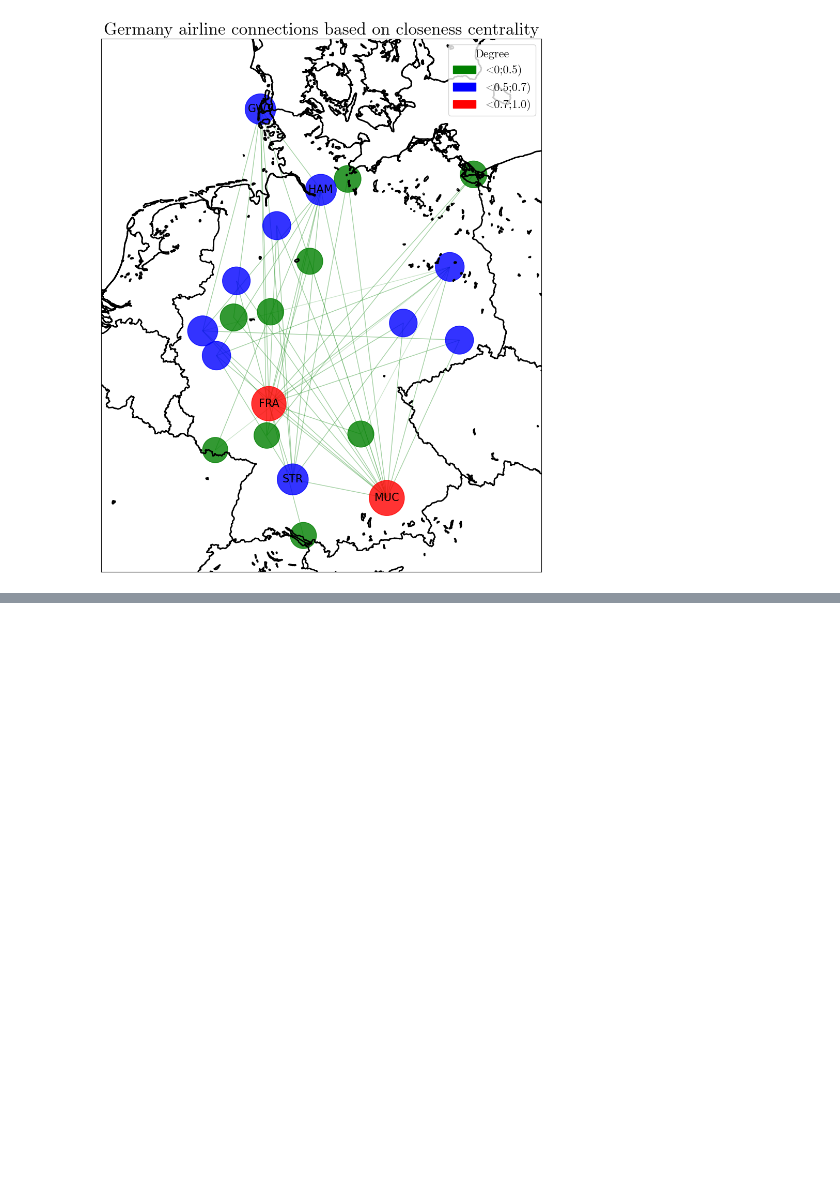
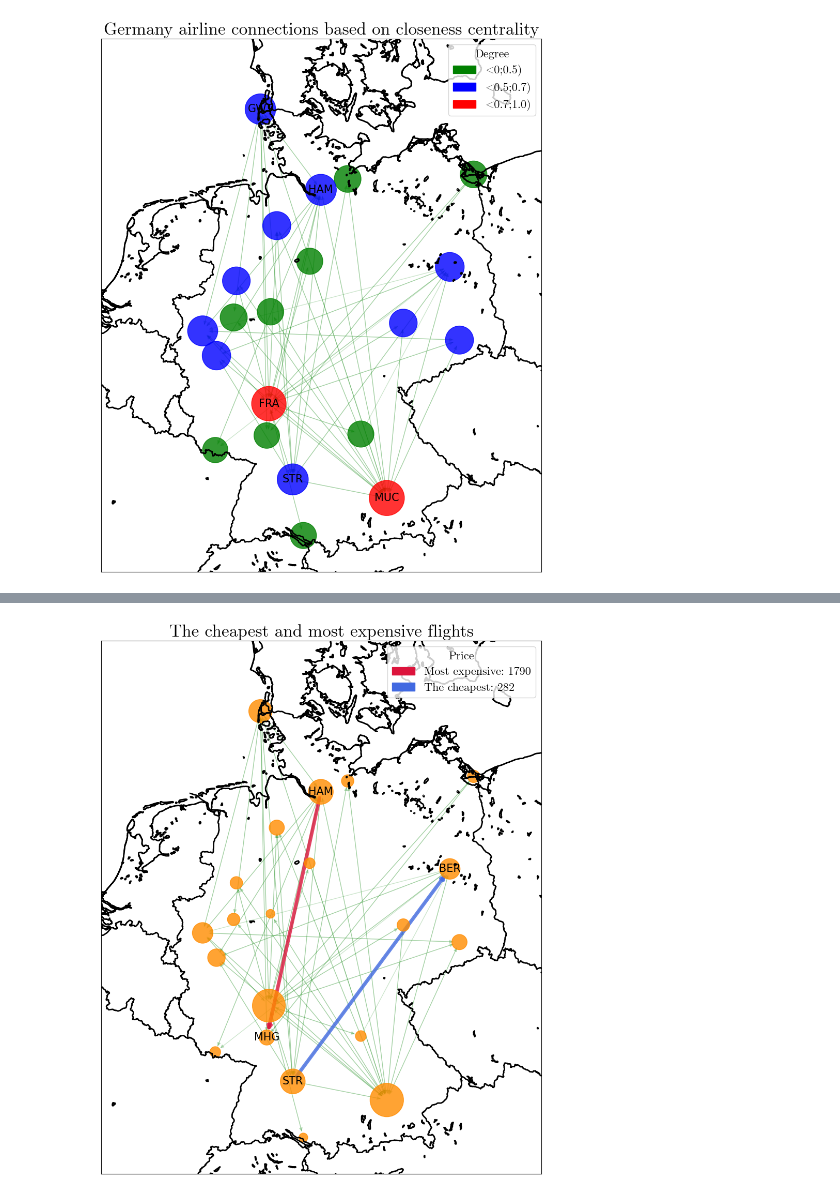
Before and after one commit to hbrt-rdzk/german-airline-connections, a Jupyter notebook: visualizations.ipynb, the cells around one changed output, grey strips where cells are left out. Cells and saved outputs as stored; diff of their text form; code cells hidden in the pictures; blank space fills up the shorter version.

```diff
--- a/visualizations.ipynb
+++ b/visualizations.ipynb
@@ -421,0 +534,76 @@ plt.savefig(
+# %%
+degrees = dict(nx.degree(graph))
+plt.figure(figsize=(9, 16))
+nx.draw_networkx_nodes(
+    G=graph,
+    pos=pos,
+    nodelist=graph.nodes(),
+    node_color="darkorange",
+    node_size=[degrees[node] * 75 for node in graph.nodes()],
+    alpha=0.8,
+)
+nx.draw_networkx_edges(
+    G=graph,
+    pos=pos,
+    edgelist=[
+        edge
+        for edge in graph.edges()
+        if edge not in [most_expensive_flight, cheapest_flight]
+    ],
+    edge_color="g",
+    alpha=0.2,
+    arrows=True,
+)
+nx.draw_networkx_edges(
+    G=graph,
+    pos=pos,
+    edgelist=[edge for edge in graph.edges() if edge == most_expensive_flight],
+    edge_color="crimson",
+    width=5,
+    alpha=0.8,
+    arrows=True,
+)
+nx.draw_networkx_edges(
+    G=graph,
+    pos=pos,
+    edgelist=[edge for edge in graph.edges() if edge == cheapest_flight],
+    edge_color="royalblue",
+    width=5,
+    alpha=0.8,
+    arrows=True,
+)
+nx.draw_networkx_labels(
+    G=graph,
+    pos=pos,
+    font_size=15,
+    labels={
+        node: node for node in graph.nodes() if node in ["HAM", "MHG", "STR", "BER"]
+    },
+)
+
+germany_map.drawcountries(linewidth=2)
+germany_map.drawstates(linewidth=0.2)
+germany_map.drawcoastlines(linewidth=2)
+plt.tight_layout()
+plt.title("The cheapest and most expensive flights", fontsize=24)
+
+red_patch = Patch(
+    color="crimson", label=f"Most expensive: {most_expensive_flight_price}"
+)
+blue_patch = Patch(
+    color="royalblue", label=f"The cheapest: {cheapest_flight_flight_price}"
+)
+plt.legend(
+    handles=[red_patch, blue_patch],
+    title="Price",
+    loc="best",
+    fancybox=True,
+)
+
+plt.savefig(
+    "images/expensive_cheap_on_map.png",
+    bbox_inches="tight",
+    dpi=400,
+)
+# %% [output]
+[figure, added]
```
Also changed, not shown: parts of 10 cells of this notebook, 8 other files.
